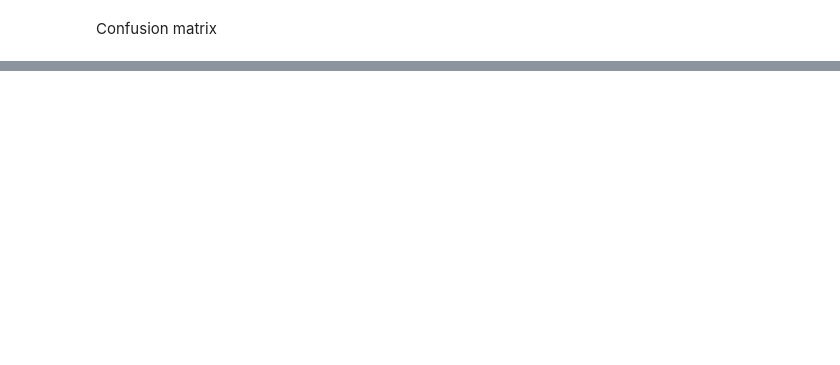
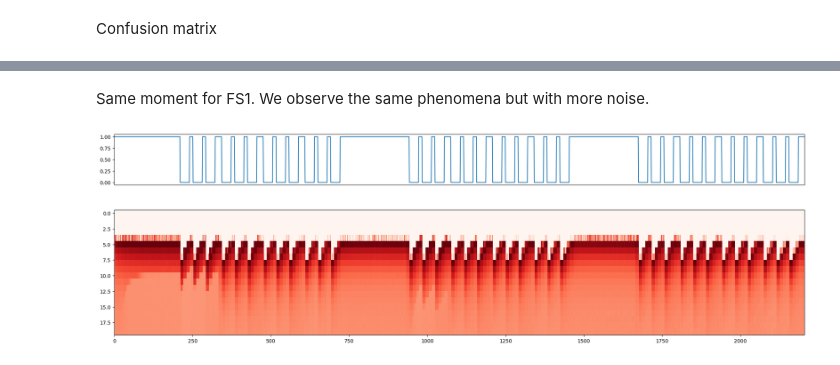
Before and after one commit to vcerchez/optimal-hydraulic, a Jupyter notebook: model.ipynb, the cells around one changed output, grey strips where cells are left out. Cells and saved outputs as stored; diff of their text form; code cells hidden in the pictures; blank space fills up the shorter version.

```diff
--- a/model.ipynb
+++ b/model.ipynb
@@ -251,0 +266,14 @@ plt.show()
+# %% [markdown]
+Same moment for FS1. We observe the same phenomena but with more noise.
+# %%
+fig, axs = plt.subplots(nrows=2, ncols=1, height_ratios=[1, 4], figsize=(20, 7))
+
+axs[1].imshow(FS1.iloc[:, 90:110].T, interpolation="none", cmap='Reds', aspect=20)
+
+axs[0].plot(y)
+axs[0].set_xlim(0, y.size)
+axs[0].get_xaxis().set_visible(False)
+
+fig.tight_layout()
+# %% [output]
+[figure, added]
```
Also changed, not shown: parts of 104 cells of this notebook.
